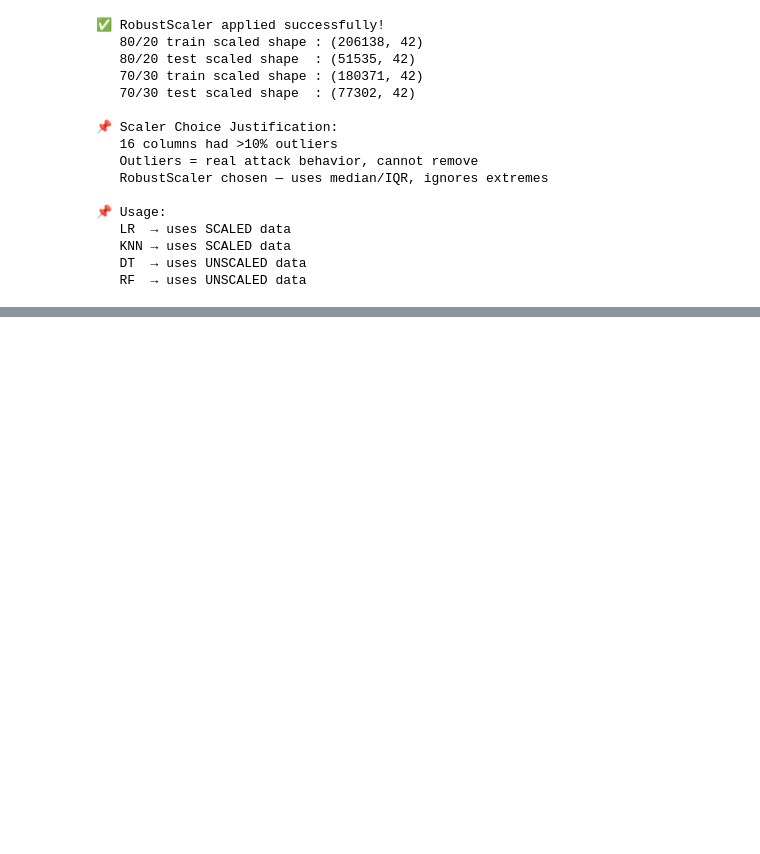
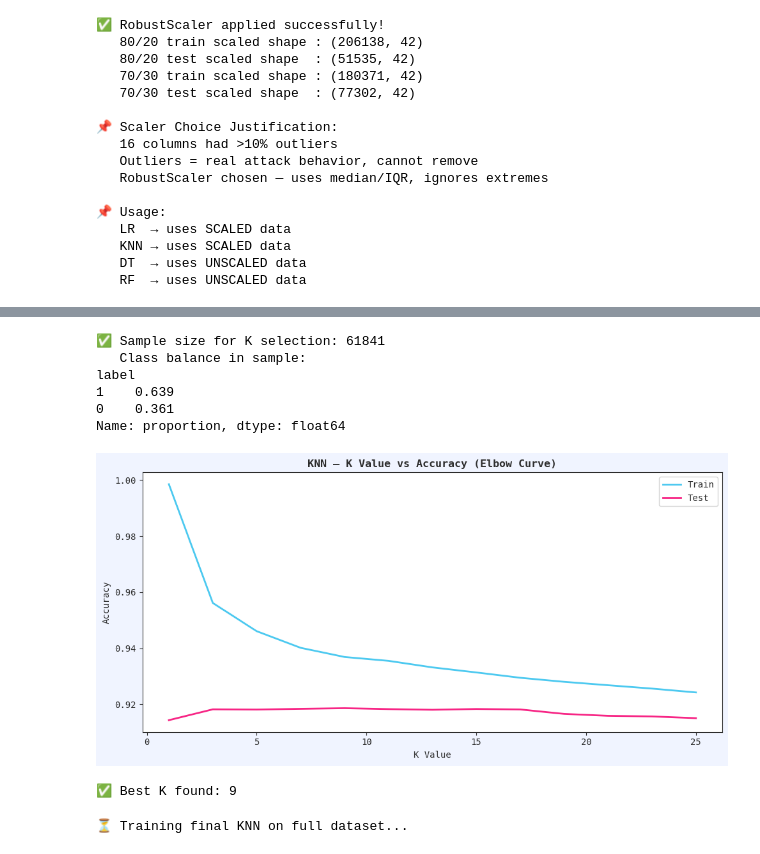
Before and after one commit to pramodkumarpodila-source/intrusion-detection-classification, a Jupyter notebook: models/intrusion_detection.ipynb, the cells around one changed output, grey strips where cells are left out. Cells and saved outputs as stored; diff of their text form; code cells hidden in the pictures; blank space fills up the shorter version.

Commit message:
Add KNN model, confusion matrix and observations — Genny

```diff
--- a/models/intrusion_detection.ipynb
+++ b/models/intrusion_detection.ipynb
@@ -581,0 +587,76 @@ print("   RF  → uses UNSCALED data")
+# %%
+# ============================================================
+# CELL — KNN — Genny
+# ============================================================
+
+# KNN is computationally expensive on large datasets
+# Using 30% stratified sample for K selection
+# Final model trained on full dataset
+
+# --- 30% Stratified Sample for finding best K ---
+X_train_80_df = pd.DataFrame(X_train_80_scaled)
+X_sample, _, y_sample, _ = train_test_split(
+    X_train_80_scaled, y_train_80,
+    test_size=0.70,
+    random_state=42,
+    stratify=y_train_80)
+
+print(f"✅ Sample size for K selection: {X_sample.shape[0]}")
+print(f"   Class balance in sample:")
+print(pd.Series(y_sample).value_counts(normalize=True).round(3))
+# %% [output]
+✅ Sample size for K selection: 61841
+   Class balance in sample:
+label
+1    0.639
+0    0.361
+Name: proportion, dtype: float64
+# %%
+# --- Find best K on 30% sample ---
+train_acc = []
+test_acc  = []
+k_values  = range(1, 26, 2)
+
+for k in k_values:
+    knn = KNeighborsClassifier(n_neighbors=k, n_jobs=-1)
+    knn.fit(X_sample, y_sample)
+    train_acc.append(accuracy_score(y_sample,
+                     knn.predict(X_sample)))
+    test_acc.append(accuracy_score(y_test_80,
+                    knn.predict(X_test_80_scaled)))
+# %%
+# Plot elbow curve
+plt.figure(figsize=(10, 5))
+plt.plot(list(k_values), train_acc,
+         label='Train', color=COLORS['accent'], linewidth=2)
+plt.plot(list(k_values), test_acc,
+         label='Test', color=COLORS['danger'], linewidth=2)
+plt.xlabel('K Value', color=COLORS['text'])
+plt.ylabel('Accuracy', color=COLORS['text'])
+plt.title('KNN — K Value vs Accuracy (Elbow Curve)',
+          color=COLORS['text'], fontweight='bold')
+plt.legend()
+plt.tight_layout()
+plt.savefig('knn_elbow_curve.png', dpi=150, bbox_inches='tight')
+plt.show()
+
+best_k = list(k_values)[test_acc.index(max(test_acc))]
+print(f"\n✅ Best K found: {best_k}")
+# %% [output]
+[figure, added]
+✅ Best K found: 9
+# %%
+# --- Train final KNN on FULL data ---
+print("\n⏳ Training final KNN on full dataset...")
+
+knn_80 = KNeighborsClassifier(n_neighbors=best_k, n_jobs=-1)
+knn_80.fit(X_train_80_scaled, y_train_80)
+knn_80_pred = knn_80.predict(X_test_80_scaled)
+knn_80_acc  = accuracy_score(y_test_80, knn_80_pred)
+
+knn_70 = KNeighborsClassifier(n_neighbors=best_k, n_jobs=-1)
+knn_70.fit(X_train_70_scaled, y_train_70)
+knn_70_pred = knn_70.predict(X_test_70_scaled)
+knn_70_acc  = accuracy_score(y_test_70, knn_70_pred)
+# %% [output]
+⏳ Training final KNN on full dataset...
```
Also changed, not shown: parts of 5 cells of this notebook, 4 other files.
